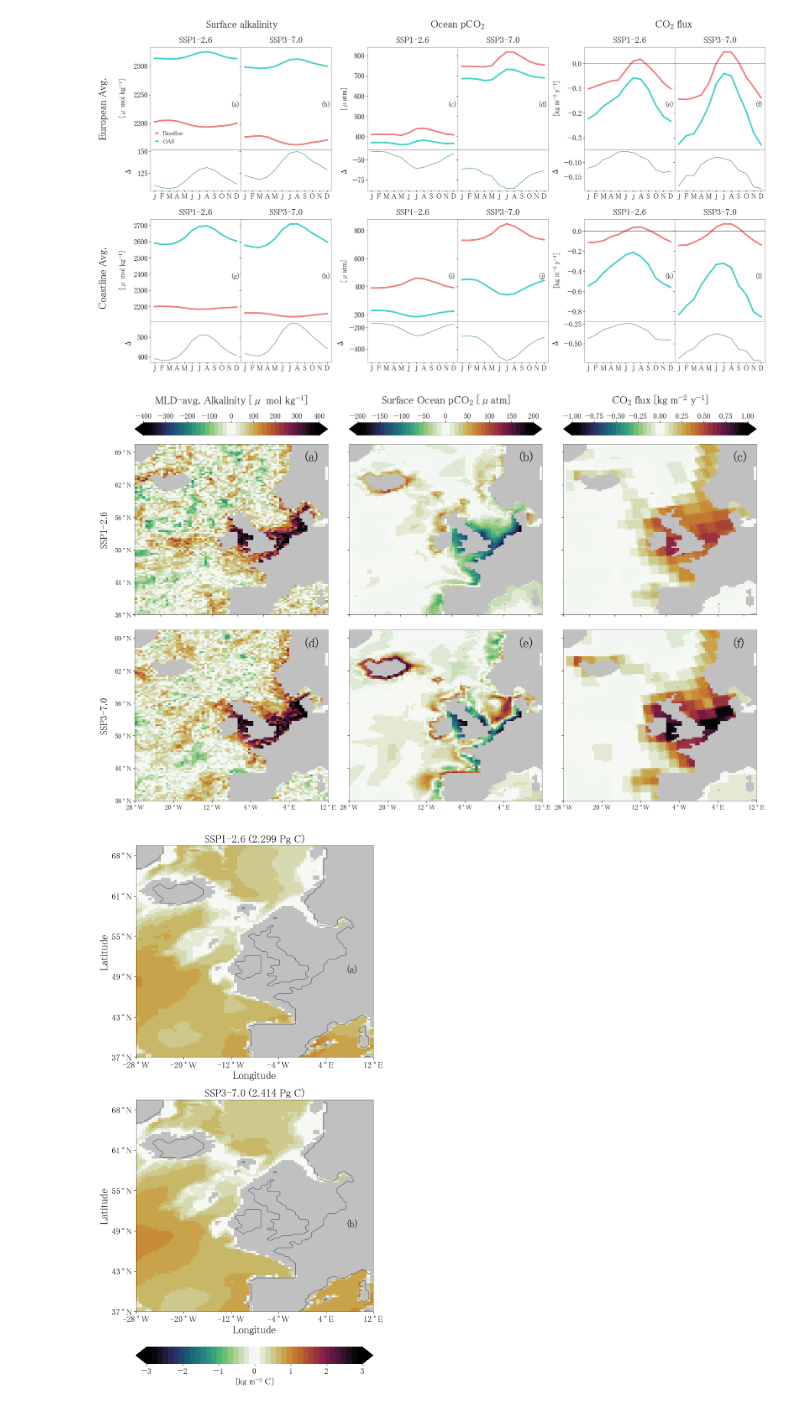
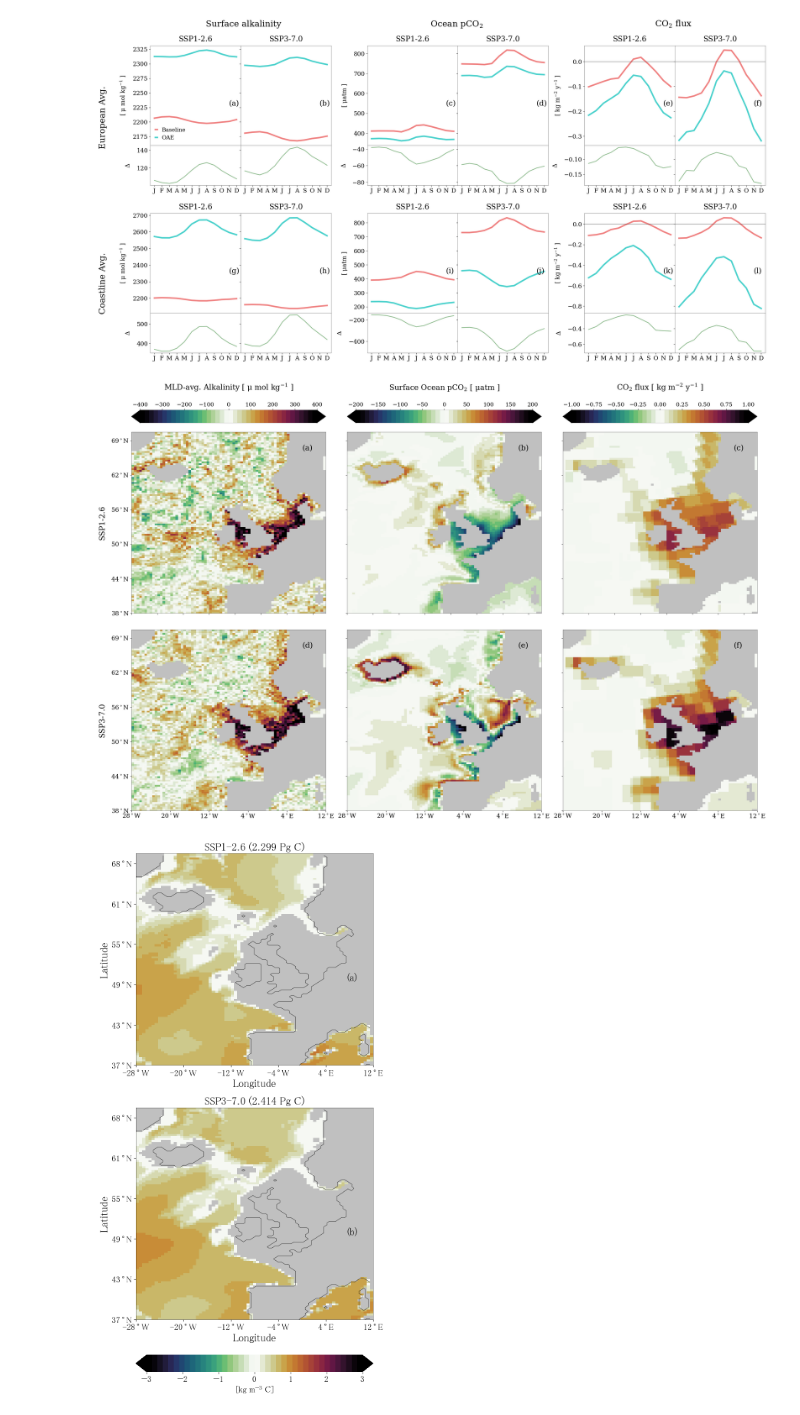
Before and after one commit to chiaraciscato/2026_ciscato_oae_seasonality, a Jupyter notebook: scripts/seasonal_analysis.ipynb, the cells around one changed output. Drawn from its saved outputs; the diff is of its cells as text; code cells hidden in the pictures.

```diff
--- a/scripts/seasonal_analysis.ipynb
+++ b/scripts/seasonal_analysis.ipynb
@@ -1,8 +1,12 @@
 # %%
 %run general_functions.ipynb
+# %%
+font_prop = fm.FontProperties(family='serif', size=13)
+fm.FontProperties(family='serif', size=14)
+isns.set_context(mode="notebook", fontfamily="serif")
 # %%
 # data path
-data_path = '/Users/chiaraciscato/Desktop/GEOMAR/2025_ciscato_oae_seasonality/datasets/last_decade/'
+data_path = '/Users/chiaraciscato/Desktop/GEOMAR/2025_ciscato_oae_seasonality/datasets'
 # variable names
 vars = ['ALK', 'DIC', 'fco2', 'co2flux', 'ph', 'mld', 'npp', 'sst']
 # scenario names
@@ -15,7 +19,7 @@ for var in vars:
     file_path[var] = {}
 
     for s in scenarios:
-        file_path[var][s] = data_path + var + f'_{s}.nc'
+        file_path[var][s] = data_path + '/last_decade/' + var + f'_{s}.nc'
 
 # variable units
 units = var_units()
@@ -26,7 +30,7 @@ lat_labels, lon_labels = lat_lon_labels()
 # function to compute the difference between oae and baseline scenarios
 def comp(baseline, oae, var):
 
-    delta = (oae[var] - baseline[var]).to_dataset(name=var)
+    delta = oae - baseline
 
     return delta
 # %%
@@ -194,7 +199,7 @@ eu_co2flux, ps_co2flux, ampl_co2flux, co2flux_integral = process_lineplot('co2fl
 # eu_ph, ps_ph, ampl_ph, ph_integral = process_lineplot('ph', file_path)
 # eu_mld, ps_mld, ampl_mld, mld_integral = process_lineplot('mld', file_path)
 # %%
-s, m, l = 18, 22, 26
+s, m, l = 16, 20, 23
 
 datasets = [eu_alk, eu_pco2, eu_co2flux, ps_alk, ps_pco2, ps_co2flux]
 vars = ['ALK','fco2','co2flux','ALK','fco2', 'co2flux']
@@ -216,7 +221,7 @@ def lineplot_vars(ds,var, ax1, ax2, ax3, ax4, labels, colors):
     ax2.plot(list(ds[1].values())[0][var], color='darkseagreen', linewidth=2) # delta ssp126
     ax4.plot(list(ds[1].values())[1][var], color='darkseagreen', linewidth=2) # delta ssp370
 
-    ax1.set_ylabel(f"[{list(units[var].values())[0]}]", fontsize=s, labelpad=s)
+    ax1.set_ylabel(f"[ {list(units[var].values())[0]} ]", fontsize=s, labelpad=s)
     ax2.set_ylabel(f"Δ", fontsize=s, labelpad=s)
 
     ax1.set_title('SSP1-2.6', fontsize=m, y=1.02)
@@ -233,7 +238,7 @@ gs0 = gridspec.GridSpec(6, 3, hspace=0.2)
 
 axes = []
 
-fig = plt.figure(figsize=(28, 46))
+fig = plt.figure(figsize=(30, 48))
 
 for i in range(6):
     gs = gridspec.GridSpecFromSubplotSpec(2, 2, subplot_spec=gs0[i], height_ratios=[1, 0.4], width_ratios=[1, 1], hspace=0, wspace=0)
@@ -259,8 +264,8 @@ for location in ['left', 'bottom', 'right', 'top']:
         ax.spines[location].set_linewidth(0.4)
 
 for n, ax in enumerate([axes[i] for i in range(0, 24, 2)]):
-    ax.text(0.9, 0.42, f"{string.punctuation[7]}{string.ascii_lowercase[n]}{string.punctuation[8]}",
-        transform=ax.transAxes, size=18, color='black')
+    ax.text(0.87, 0.4, f"{string.punctuation[7]}{string.ascii_lowercase[n]}{string.punctuation[8]}",
+        transform=ax.transAxes, size=m)
 
 column_titles = [f"Surface alkalinity", f"{list(units[vars[1]].keys())[0]}", f"{list(units[vars[2]].keys())[0]}"]
 for i, title in enumerate(column_titles):
@@ -268,21 +273,21 @@ for i, title in enumerate(column_titles):
 
 row_titles = ['European Avg.', 'Coastline Avg.']
 for i, title in enumerate(row_titles):
-    fig.text(0.06, 0.81 - i * 0.13,title, ha='left', fontsize=l, rotation=90)
+    fig.text(0.06, 0.8 - i * 0.13,title, ha='left', fontsize=l, rotation=90)
 
 plt.savefig('/Users/chiaraciscato/Desktop/GEOMAR/2025_ciscato_oae_seasonality/out/figure_3.png')
 # plt.savefig('/Users/chiaraciscato/Desktop/GEOMAR/2025_ciscato_oae_seasonality/out/lineplot_supplement.png', transparent=True)
 
 pass
 # %% [output]
-[figure, old version]
+[figure, new version]
 # %%
 cmap, norm = create_discrete_cmap(cm.seasons, 40)
 cmap.set_bad(color='silver')
 # %%
-s, m, l = 14, 22, 26
+s, m, l = 16, 20, 24
 
-fig, ((ax1, ax2, ax3), (ax4, ax5, ax6)) = plt.subplots(2,3, figsize=(23, 16))
+fig, ((ax1, ax2, ax3), (ax4, ax5, ax6)) = plt.subplots(2,3, figsize=(30, 22))
 plt.subplots_adjust(wspace=0.11, hspace=0.09)
 
 plt.rcParams['axes.linewidth'] = .2
@@ -316,38 +321,38 @@ for ax in axes:
     lat_labels = lat_labels
     lon_labels = lon_labels
 
     if ax in [ax1,ax4]:
         ax.set_yticklabels(lat_labels, fontsize=s)
     else:
         ax.yaxis.set_tick_params(labelleft=False)
 
     if ax in [ax4,ax5,ax6]:
         ax.set_xticks([0,15,30,45,60,75])
         ax.set_xticklabels(lon_labels, fontsize=s)
     else:
         ax.xaxis.set_tick_params(labelleft=False)
 
-    ax1.set_title(f"MLD-avg. {list(units[vars[0]].keys())[0]} [{list(units[vars[0]].values())[0]}]", fontsize=m, y=1.22)
-    ax2.set_title(f"Surface {list(units[vars[1]].keys())[0]} [{list(units[vars[1]].values())[0]}]", fontsize=m, y=1.22),
-    ax3.set_title(f"{list(units[vars[2]].keys())[0]} [{list(units[vars[2]].values())[0]}]", fontsize=m, y=1.22),
+    ax1.set_title(f"MLD-avg. {list(units[vars[0]].keys())[0]} [ {list(units[vars[0]].values())[0]} ]", fontsize=m, y=1.22)
+    ax2.set_title(f"Surface {list(units[vars[1]].keys())[0]} [ {list(units[vars[1]].values())[0]} ]", fontsize=m, y=1.22),
+    ax3.set_title(f"{list(units[vars[2]].keys())[0]} [ {list(units[vars[2]].values())[0]} ]", fontsize=m, y=1.22),
 
 for n, ax in enumerate(axes):
     ax.text(0.88, 0.9, string.punctuation[7] + string.ascii_lowercase[n] + string.punctuation[8],
-            transform=ax.transAxes, size=l, weight='bold', color='black')
+            transform=ax.transAxes, size=m, color='black')
 
 ims = [im1,im2,im3]
 axes = [[ax1,ax4],[ax2,ax5],[ax3,ax6]]
 
 for im, axes in zip(ims, axes):
     cbar = fig.colorbar(im, ax=axes, aspect=15, pad=0.02, location='top', extend='both')
 
 # fig.suptitle('OAE-baseline seasonal amplitude difference')
 # pass
 
 plt.savefig('/Users/chiaraciscato/Desktop/GEOMAR/2025_ciscato_oae_seasonality/out/map.png')
 # plt.savefig('/Users/chiaraciscato/Desktop/GEOMAR/2025_ciscato_oae_seasonality/out/map_supplement.png', transparent=True)
 # %% [output]
-[figure, old version]
+[figure, new version]
 # %%
 cmap, norm = create_discrete_cmap(cm.seasons, 40)
 cmap.set_bad('silver')
```
Also changed, not shown: parts of 1 cell of this notebook, 6 other files.
